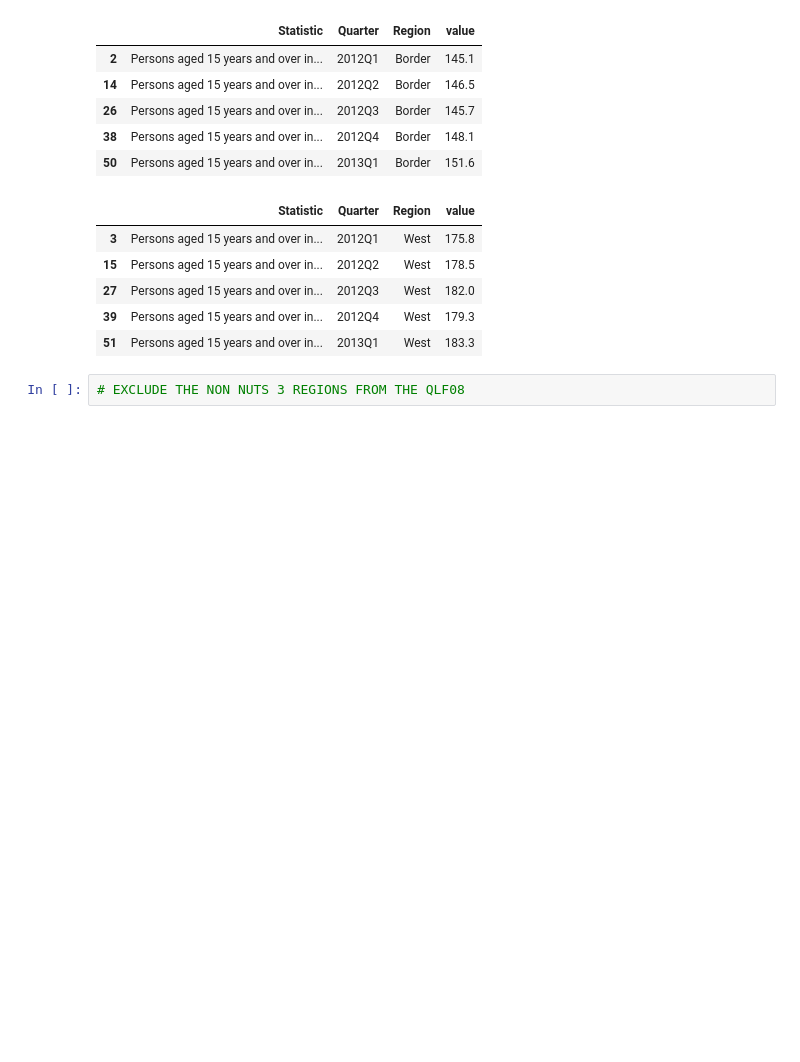
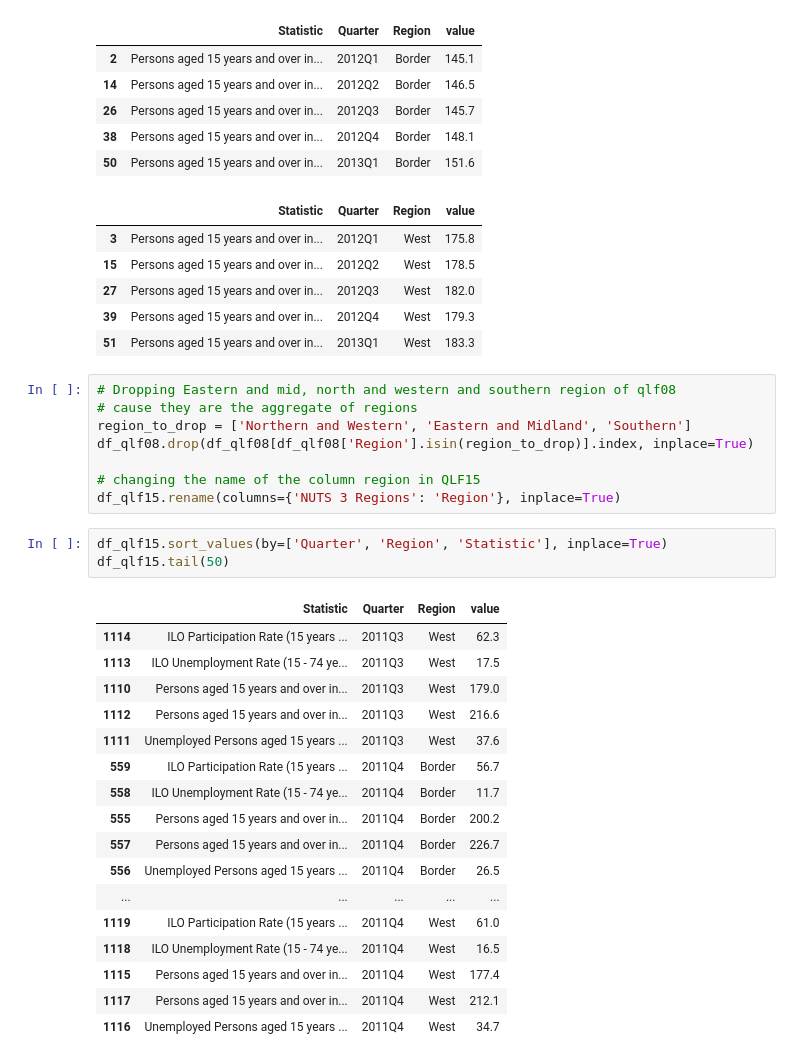
Before and after one commit to no1numa/ireland-workforce-analysis, a Jupyter notebook: notebooks/02_data_cleaning.ipynb, the cells around one changed output. Saved outputs shown, nothing was run; the diff lists cells and outputs as text; blank space fills up the shorter version.

Commit message:
Q8 dataframe cleaning

```diff
--- a/notebooks/02_data_cleaning.ipynb
+++ b/notebooks/02_data_cleaning.ipynb
@@ -487,4 +487,31 @@ display(df_qlf08.loc[(df_qlf08['Region'] == 'West') & (df_qlf08['Statistic'] ==
 | 39 | Persons aged 15 years and over in... | 2012Q4 | West | 179.3 |
 | 51 | Persons aged 15 years and over in... | 2013Q1 | West | 183.3 |
 # %%
-# EXCLUDE THE NON NUTS 3 REGIONS FROM THE QLF08
+# Dropping Eastern and mid, north and western and southern region of qlf08
+# cause they are the aggregate of regions
+region_to_drop = ['Northern and Western', 'Eastern and Midland', 'Southern']
+df_qlf08.drop(df_qlf08[df_qlf08['Region'].isin(region_to_drop)].index, inplace=True)
+
+# changing the name of the column region in QLF15
+df_qlf15.rename(columns={'NUTS 3 Regions': 'Region'}, inplace=True)
+# %%
+df_qlf15.sort_values(by=['Quarter', 'Region', 'Statistic'], inplace=True)
+df_qlf15.tail(50)
+# %% [output]
+|  | Statistic | Quarter | Region | value |
+| 1114 | ILO Participation Rate (15 years ... | 2011Q3 | West | 62.3 |
+| 1113 | ILO Unemployment Rate (15 - 74 ye... | 2011Q3 | West | 17.5 |
+| 1110 | Persons aged 15 years and over in... | 2011Q3 | West | 179.0 |
+| 1112 | Persons aged 15 years and over in... | 2011Q3 | West | 216.6 |
+| 1111 | Unemployed Persons aged 15 years ... | 2011Q3 | West | 37.6 |
+| 559 | ILO Participation Rate (15 years ... | 2011Q4 | Border | 56.7 |
+| 558 | ILO Unemployment Rate (15 - 74 ye... | 2011Q4 | Border | 11.7 |
+| 555 | Persons aged 15 years and over in... | 2011Q4 | Border | 200.2 |
+| 557 | Persons aged 15 years and over in... | 2011Q4 | Border | 226.7 |
+| 556 | Unemployed Persons aged 15 years ... | 2011Q4 | Border | 26.5 |
+| ... | ... | ... | ... | ... |
+| 1119 | ILO Participation Rate (15 years ... | 2011Q4 | West | 61.0 |
+| 1118 | ILO Unemployment Rate (15 - 74 ye... | 2011Q4 | West | 16.5 |
+| 1115 | Persons aged 15 years and over in... | 2011Q4 | West | 177.4 |
+| 1117 | Persons aged 15 years and over in... | 2011Q4 | West | 212.1 |
+| 1116 | Unemployed Persons aged 15 years ... | 2011Q4 | West | 34.7 |
```
Also changed, not shown: parts of 3 cells of this notebook.
